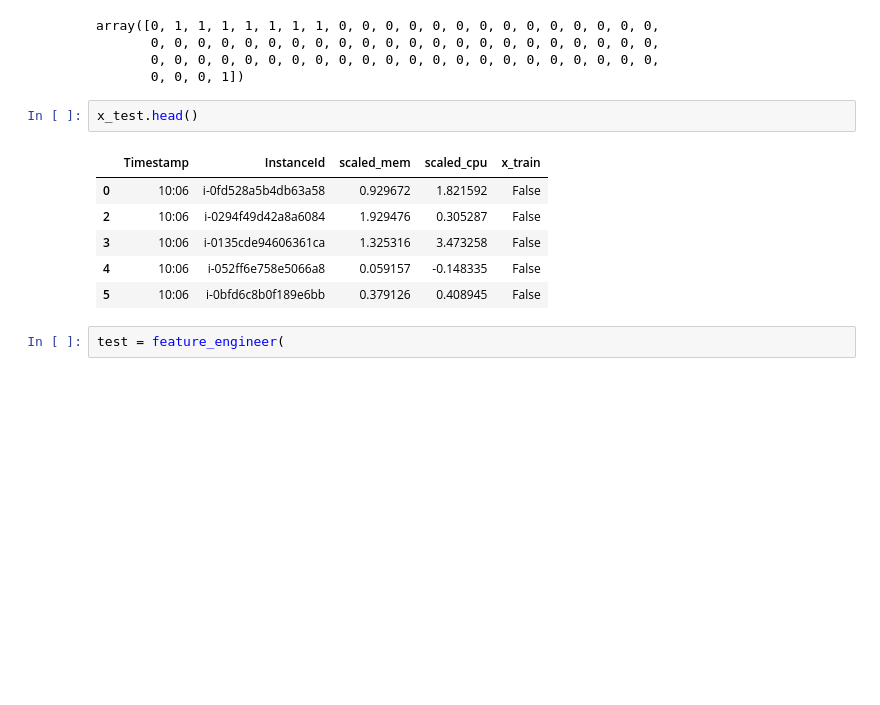
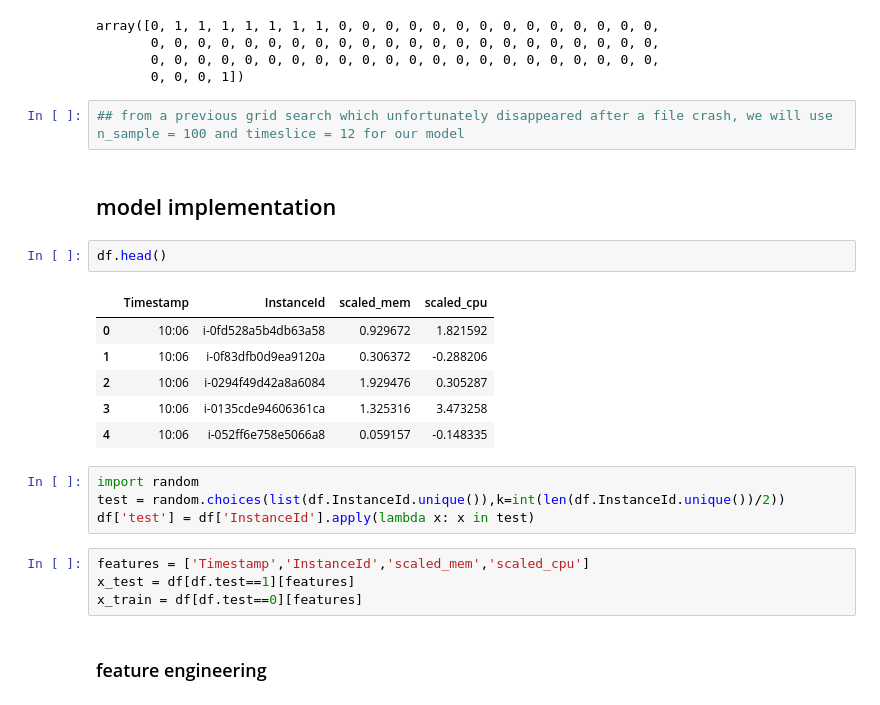
Before and after one commit to DISHDevEx/eks-ml-pipeline, a Jupyter notebook: notebooks/hmm_model.ipynb, the cells around one changed output. Drawn from its saved outputs; the diff is of its cells as text; blank space fills up the shorter version.

```diff
--- a/notebooks/hmm_model.ipynb
+++ b/notebooks/hmm_model.ipynb
@@ -537,14 +524,26 @@ array([0, 1, 1, 1, 1, 1, 1, 1, 0, 0, 0, 0, 0, 0, 0, 0, 0, 0, 0, 0, 0, 0,
        0, 0, 0, 0, 0, 0, 0, 0, 0, 0, 0, 0, 0, 0, 0, 0, 0, 0, 0, 0, 0, 0,
        0, 0, 0, 0, 0, 0, 0, 0, 0, 0, 0, 0, 0, 0, 0, 0, 0, 0, 0, 0, 0, 0,
        0, 0, 0, 1])
-# %%
-x_test.head()
-# %% [output]
-|  | Timestamp | InstanceId | scaled_mem | scaled_cpu | x_train |
-| 0 | 10:06 | i-0fd528a5b4db63a58 | 0.929672 | 1.821592 | False |
-| 2 | 10:06 | i-0294f49d42a8a6084 | 1.929476 | 0.305287 | False |
-| 3 | 10:06 | i-0135cde94606361ca | 1.325316 | 3.473258 | False |
-| 4 | 10:06 | i-052ff6e758e5066a8 | 0.059157 | -0.148335 | False |
-| 5 | 10:06 | i-0bfd6c8b0f189e6bb | 0.379126 | 0.408945 | False |
-# %%
-test = feature_engineer(
+# %%
+## from a previous grid search which unfortunately disappeared after a file crash, we will use n_sample = 100 and timeslice = 12 for our model
+# %% [markdown]
+## model implementation
+# %%
+df.head()
+# %% [output]
+|  | Timestamp | InstanceId | scaled_mem | scaled_cpu |
+| 0 | 10:06 | i-0fd528a5b4db63a58 | 0.929672 | 1.821592 |
+| 1 | 10:06 | i-0f83dfb0d9ea9120a | 0.306372 | -0.288206 |
+| 2 | 10:06 | i-0294f49d42a8a6084 | 1.929476 | 0.305287 |
+| 3 | 10:06 | i-0135cde94606361ca | 1.325316 | 3.473258 |
+| 4 | 10:06 | i-052ff6e758e5066a8 | 0.059157 | -0.148335 |
+# %%
+import random
+test = random.choices(list(df.InstanceId.unique()),k=int(len(df.InstanceId.unique())/2))
+df['test'] = df['InstanceId'].apply(lambda x: x in test)
+# %%
+features = ['Timestamp','InstanceId','scaled_mem','scaled_cpu']
+x_test = df[df.test==1][features]
+x_train = df[df.test==0][features]
+# %% [markdown]
+### feature engineering
```
Also changed, not shown: parts of 19 cells of this notebook.
